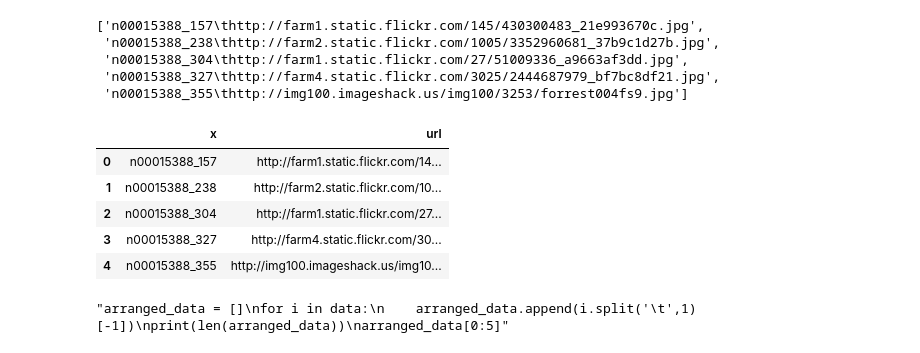
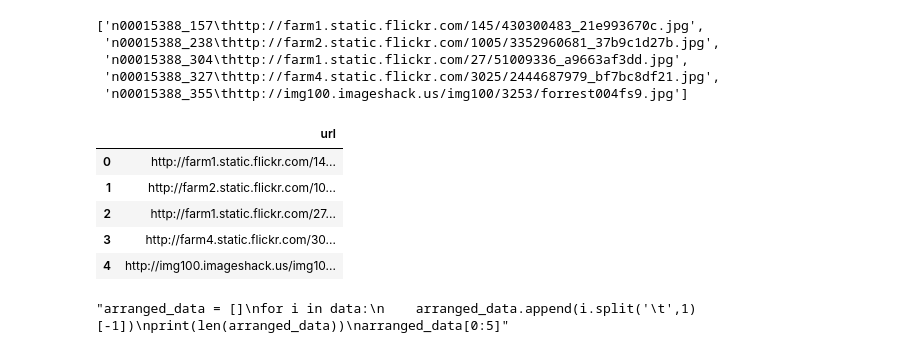
Before and after one commit to WillBaaT/2nd-ML100Days, a Jupyter notebook: homework/Day_003-2_HW.ipynb, the cells around one changed output. Drawn from its saved outputs; the diff is of its cells as text; code cells hidden in the pictures.

```diff
--- a/homework/Day_003-2_HW.ipynb
+++ b/homework/Day_003-2_HW.ipynb
@@ -24,14 +24,15 @@ data[0:5]
 # %%
 data=pd.DataFrame(data)
 data= pd.DataFrame(data[0].str.split('\t').tolist(),columns=['x','url'])
+data=data.drop('x',axis=1)
 data[0:5]
 # %% [output]
-|  | x | url |
-| 0 | n00015388_157 | http://farm1.static.flickr.com/14... |
-| 1 | n00015388_238 | http://farm2.static.flickr.com/10... |
-| 2 | n00015388_304 | http://farm1.static.flickr.com/27... |
-| 3 | n00015388_327 | http://farm4.static.flickr.com/30... |
-| 4 | n00015388_355 | http://img100.imageshack.us/img10... |
+|  | url |
+| 0 | http://farm1.static.flickr.com/14... |
+| 1 | http://farm2.static.flickr.com/10... |
+| 2 | http://farm1.static.flickr.com/27... |
+| 3 | http://farm4.static.flickr.com/30... |
+| 4 | http://img100.imageshack.us/img10... |
 # %%
 '''arranged_data = []
 for i in data:
```
Also changed, not shown: parts of 3 cells of this notebook.
